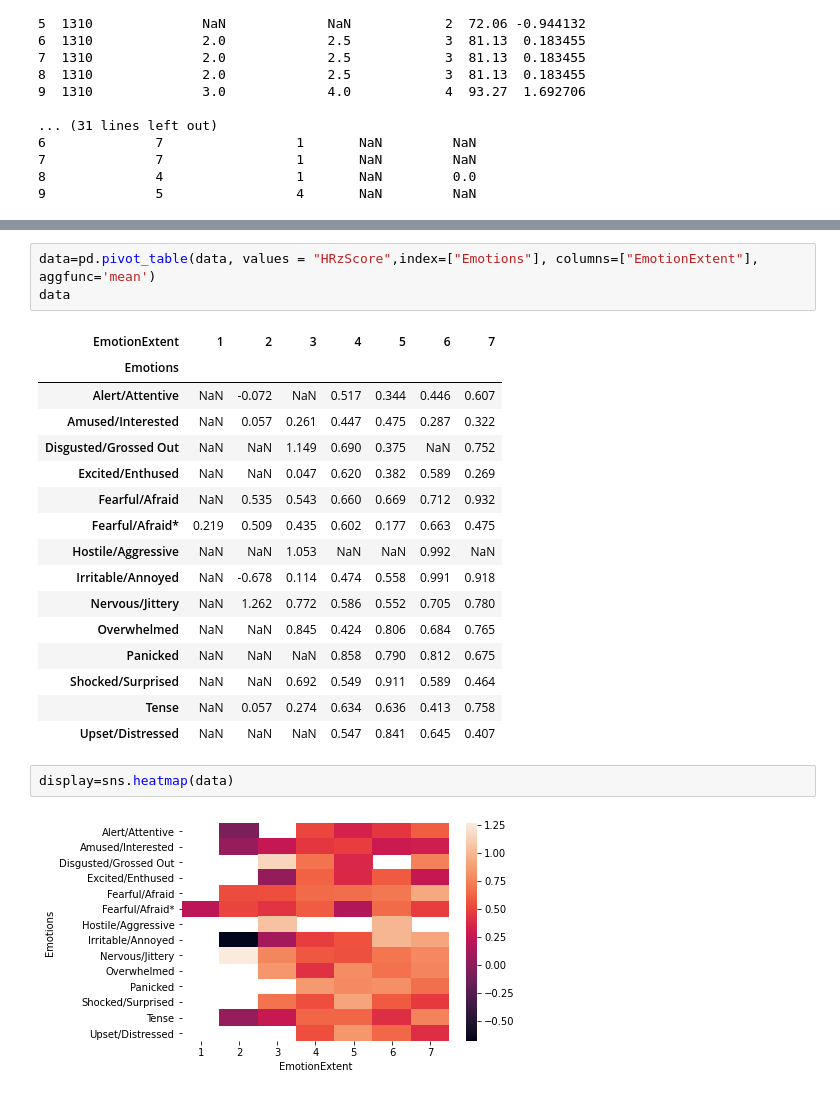
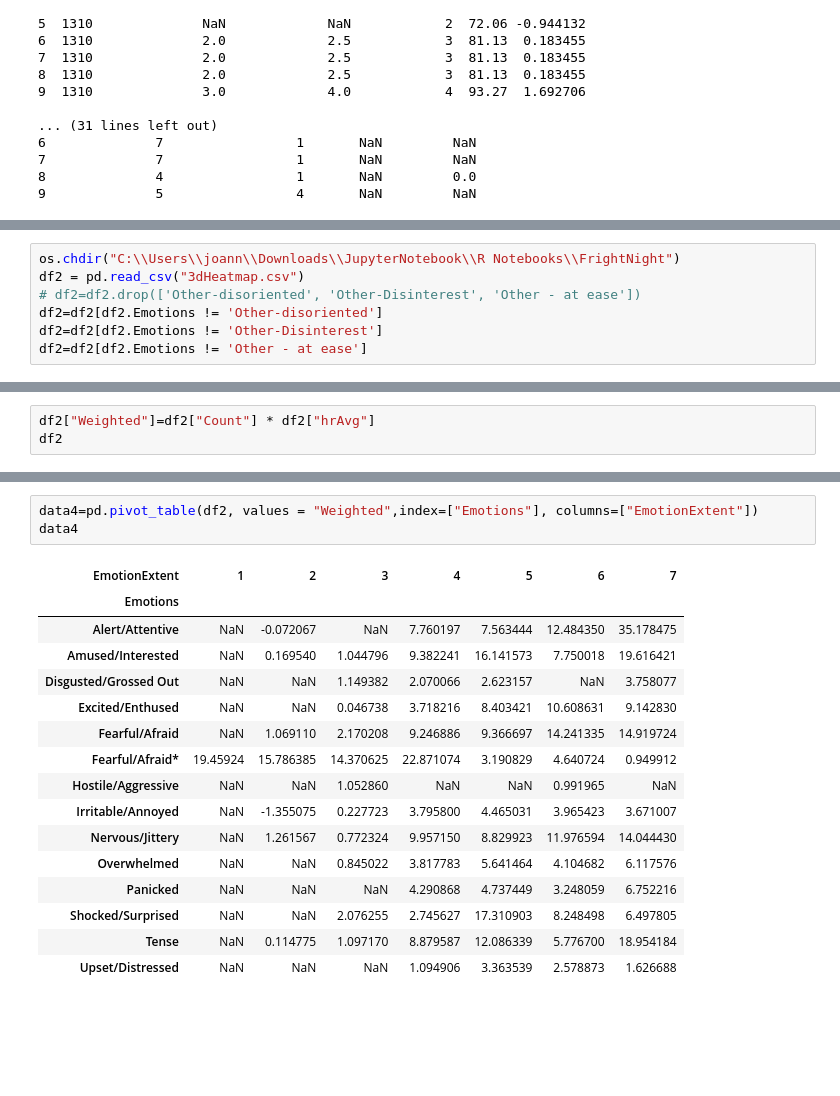
Before and after one commit to JoanneStasiak/JupyterNotebook, a Jupyter notebook: R Notebooks/FrightNight/FN-py.ipynb, the cells around one changed output, grey strips where cells are left out. Drawn from its saved outputs; the diff is of its cells as text; blank space fills up the shorter version.

```diff
--- a/R Notebooks/FrightNight/FN-py.ipynb
+++ b/R Notebooks/FrightNight/FN-py.ipynb
@@ -47,0 +161,7 @@ data
+# %%
+os.chdir("C:\\Users\\joann\\Downloads\\JupyterNotebook\\R Notebooks\\FrightNight")
+df2 = pd.read_csv("3dHeatmap.csv")
+# df2=df2.drop(['Other-disoriented', 'Other-Disinterest', 'Other - at ease'])
+df2=df2[df2.Emotions != 'Other-disoriented']
+df2=df2[df2.Emotions != 'Other-Disinterest']
+df2=df2[df2.Emotions != 'Other - at ease']
@@ -47,0 +206,3 @@ data
+# %%
+df2["Weighted"]=df2["Count"] * df2["hrAvg"]
+df2
@@ -48,26 +223,22 @@ data
 # %%
-data=pd.pivot_table(data, values = "HRzScore",index=["Emotions"], columns=["EmotionExtent"], aggfunc='mean')
-data
+data4=pd.pivot_table(df2, values = "Weighted",index=["Emotions"], columns=["EmotionExtent"])
+data4
 # %% [output]
 | EmotionExtent | 1 | 2 | 3 | 4 | 5 | 6 | 7 |
 | Emotions |  |  |  |  |  |  |  |
-| Alert/Attentive | NaN | -0.072 | NaN | 0.517 | 0.344 | 0.446 | 0.607 |
-| Amused/Interested | NaN | 0.057 | 0.261 | 0.447 | 0.475 | 0.287 | 0.322 |
-| Disgusted/Grossed Out | NaN | NaN | 1.149 | 0.690 | 0.375 | NaN | 0.752 |
-| Excited/Enthused | NaN | NaN | 0.047 | 0.620 | 0.382 | 0.589 | 0.269 |
-| Fearful/Afraid | NaN | 0.535 | 0.543 | 0.660 | 0.669 | 0.712 | 0.932 |
-| Fearful/Afraid* | 0.219 | 0.509 | 0.435 | 0.602 | 0.177 | 0.663 | 0.475 |
-| Hostile/Aggressive | NaN | NaN | 1.053 | NaN | NaN | 0.992 | NaN |
-| Irritable/Annoyed | NaN | -0.678 | 0.114 | 0.474 | 0.558 | 0.991 | 0.918 |
-| Nervous/Jittery | NaN | 1.262 | 0.772 | 0.586 | 0.552 | 0.705 | 0.780 |
-| Overwhelmed | NaN | NaN | 0.845 | 0.424 | 0.806 | 0.684 | 0.765 |
-| Panicked | NaN | NaN | NaN | 0.858 | 0.790 | 0.812 | 0.675 |
-| Shocked/Surprised | NaN | NaN | 0.692 | 0.549 | 0.911 | 0.589 | 0.464 |
-| Tense | NaN | 0.057 | 0.274 | 0.634 | 0.636 | 0.413 | 0.758 |
-| Upset/Distressed | NaN | NaN | NaN | 0.547 | 0.841 | 0.645 | 0.407 |
+| Alert/Attentive | NaN | -0.072067 | NaN | 7.760197 | 7.563444 | 12.484350 | 35.178475 |
+| Amused/Interested | NaN | 0.169540 | 1.044796 | 9.382241 | 16.141573 | 7.750018 | 19.616421 |
+| Disgusted/Grossed Out | NaN | NaN | 1.149382 | 2.070066 | 2.623157 | NaN | 3.758077 |
+| Excited/Enthused | NaN | NaN | 0.046738 | 3.718216 | 8.403421 | 10.608631 | 9.142830 |
+| Fearful/Afraid | NaN | 1.069110 | 2.170208 | 9.246886 | 9.366697 | 14.241335 | 14.919724 |
+| Fearful/Afraid* | 19.45924 | 15.786385 | 14.370625 | 22.871074 | 3.190829 | 4.640724 | 0.949912 |
+| Hostile/Aggressive | NaN | NaN | 1.052860 | NaN | NaN | 0.991965 | NaN |
+| Irritable/Annoyed | NaN | -1.355075 | 0.227723 | 3.795800 | 4.465031 | 3.965423 | 3.671007 |
+| Nervous/Jittery | NaN | 1.261567 | 0.772324 | 9.957150 | 8.829923 | 11.976594 | 14.044430 |
+| Overwhelmed | NaN | NaN | 0.845022 | 3.817783 | 5.641464 | 4.104682 | 6.117576 |
+| Panicked | NaN | NaN | NaN | 4.290868 | 4.737449 | 3.248059 | 6.752216 |
+| Shocked/Surprised | NaN | NaN | 2.076255 | 2.745627 | 17.310903 | 8.248498 | 6.497805 |
+| Tense | NaN | 0.114775 | 1.097170 | 8.879587 | 12.086339 | 5.776700 | 18.954184 |
+| Upset/Distressed | NaN | NaN | NaN | 1.094906 | 3.363539 | 2.578873 | 1.626688 |
-# %%
-display=sns.heatmap(data)
-# %% [output]
-[figure, removed]
 # %%
 sns.set(rc={'figure.figsize':(11,8)})
```
Also changed, not shown: parts of 37 cells of this notebook, 5 other files.
